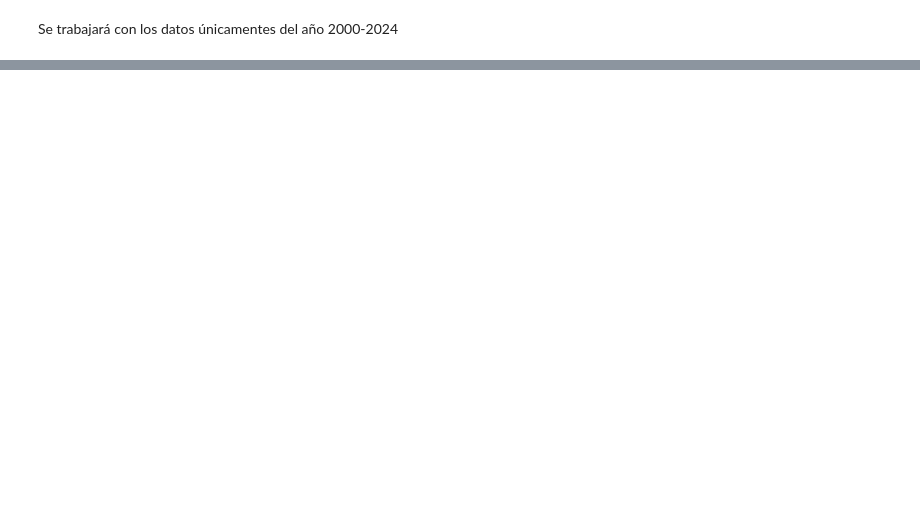
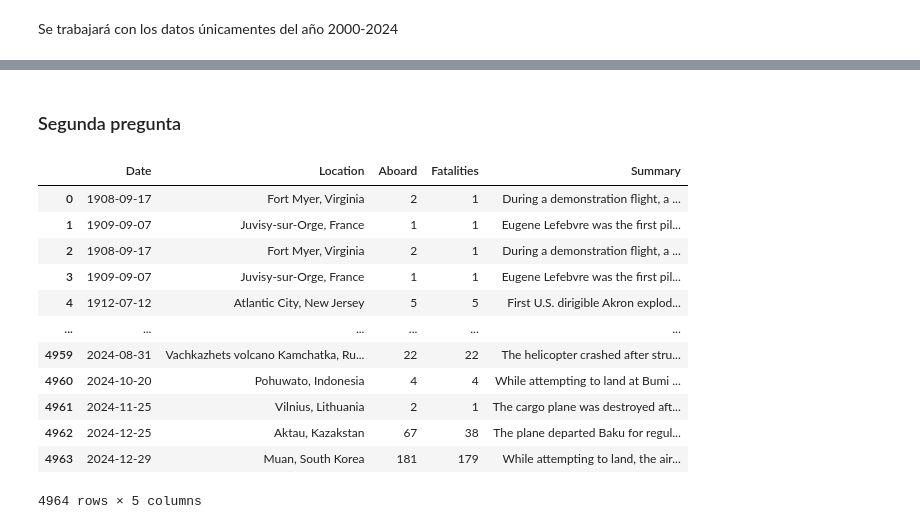
Before and after one commit to 2Dsa3/PROYECTO-1-LENGUAJES-DE-PROGRAMACI-N, a Jupyter notebook: Proyecto 2/EDA_rated_flights.ipynb, the cells around one changed output, grey strips where cells are left out. Drawn from its saved outputs; the diff is of its cells as text; code cells hidden in the pictures; blank space fills up the shorter version.

```diff
--- a/Proyecto 2/EDA_rated_flights.ipynb
+++ b/Proyecto 2/EDA_rated_flights.ipynb
@@ -259,0 +402,39 @@ df_plane_crashes
+# %% [markdown]
+### Segunda pregunta
+# %%
+df_plane_crashes_extended['Date']=pd.to_datetime(df_plane_crashes_extended['Date'].str.replace("Date:",""), format="%B %d, %Y")
+
+
+#Eliminar palabras innecesarias
+df_plane_crashes_extended['Location']=df_plane_crashes_extended['Location'].str.replace('Location:','')
+df_plane_crashes_extended['Aboard']=df_plane_crashes_extended['Aboard'].str.replace(r'Aboard:?|\(.*\)','', regex=True)
+df_plane_crashes_extended['Fatalities']=df_plane_crashes_extended['Fatalities'].str.replace(r'Fatalities:?|\(.*\)','', regex=True)
+df_plane_crashes_extended['Summary']=df_plane_crashes_extended['Summary'].str.replace('Summary:','')
+
+
+#eliminamos los registros con valores nulos
+df_plane_crashes_extended.dropna(inplace=True)
+
+#Se verifica si hay valores duplicados
+df_plane_crashes_extended.duplicated().sum()
+
+#eliminar accidentes del año 2025
+
+df_plane_crashes_extended = df_plane_crashes_extended[df_plane_crashes_extended['Date'].dt.year < 2025]
+
+
+df_plane_crashes_extended
+# %% [output]
+|  | Date | Location | Aboard | Fatalities | Summary |
+| 0 | 1908-09-17 | Fort Myer, Virginia | 2 | 1 | During a demonstration flight, a ... |
+| 1 | 1909-09-07 | Juvisy-sur-Orge, France | 1 | 1 | Eugene Lefebvre was the first pil... |
+| 2 | 1908-09-17 | Fort Myer, Virginia | 2 | 1 | During a demonstration flight, a ... |
+| 3 | 1909-09-07 | Juvisy-sur-Orge, France | 1 | 1 | Eugene Lefebvre was the first pil... |
+| 4 | 1912-07-12 | Atlantic City, New Jersey | 5 | 5 | First U.S. dirigible Akron explod... |
+| ... | ... | ... | ... | ... | ... |
+| 4959 | 2024-08-31 | Vachkazhets volcano Kamchatka, Ru... | 22 | 22 | The helicopter crashed after stru... |
+| 4960 | 2024-10-20 | Pohuwato, Indonesia | 4 | 4 | While attempting to land at Bumi ... |
+| 4961 | 2024-11-25 | Vilnius, Lithuania | 2 | 1 | The cargo plane was destroyed aft... |
+| 4962 | 2024-12-25 | Aktau, Kazakstan | 67 | 38 | The plane departed Baku for regul... |
+| 4963 | 2024-12-29 | Muan, South Korea | 181 | 179 | While attempting to land, the air... |
+4964 rows × 5 columns
```
Also changed, not shown: parts of 29 cells of this notebook, 2 other files.
